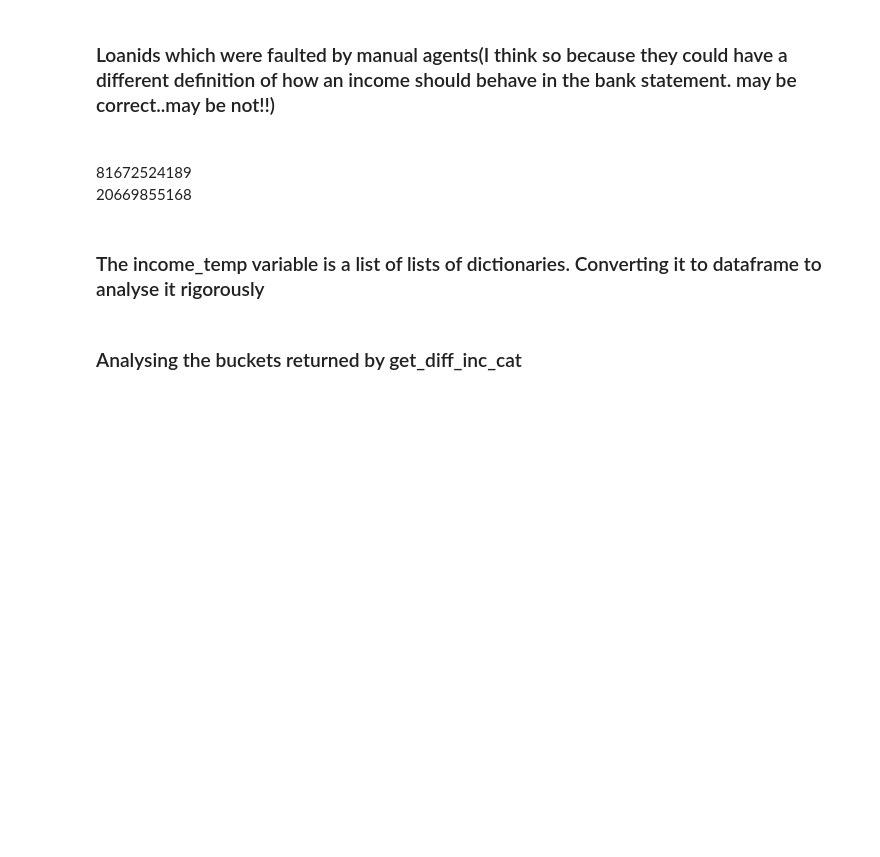
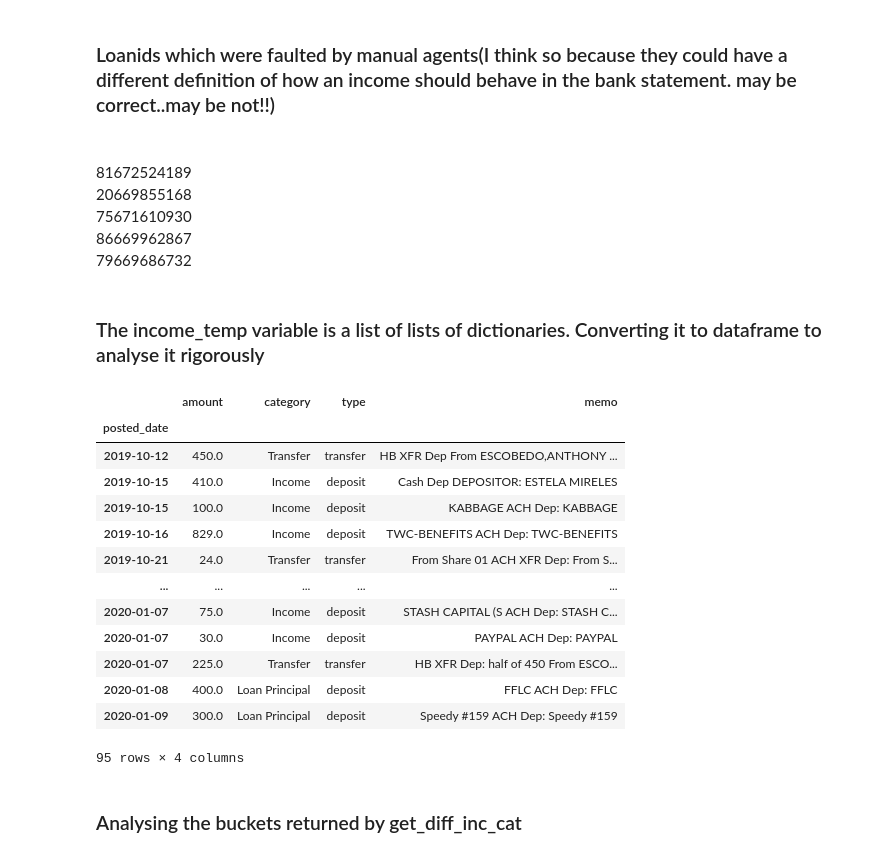
Before and after one commit to Predicon/exploration-notebooks, a Jupyter notebook: automating_income.ipynb, the cells around one changed output. Drawn from its saved outputs; the diff is of its cells as text; code cells hidden in the pictures; blank space fills up the shorter version.

```diff
--- a/automating_income.ipynb
+++ b/automating_income.ipynb
@@ -157,7 +156,7 @@ def get_income_sources_and_cycle(json_string, loan_id):
 def get_income(primary_acct, bank_report, loanid):
     test_transact = get_transaction_time_series(primary_acct, bank_report, loanid).sort_values(by = 'posted_date').reset_index(drop = True)
     test_transact['LoanId'] = loanid
-    test_inc = test_transact[(test_transact['amount'] > 0) & ((test_transact['category'] == 'Income') | (test_transact['category'] == 'Payroll') | (test_transact['category'] == 'Paycheck'))][['posted_date', 'amount', 'category', 'type', 'memo']]
+    test_inc = test_transact[((test_transact['amount'] > 0) & (test_transact['category'] == 'Payroll')) | ((test_transact['amount'] > 0) & (test_transact['category'] == 'Income')) | ((test_transact['amount'] > 0) & (test_transact['category'] == 'Paycheck')) | (test_transact['amount'] > 0)][['posted_date', 'amount', 'category', 'type', 'memo']]
     list_ = test_inc.to_dict('records')
     return list_
 # %% [markdown]
@@ -268,10 +296,28 @@ income_temp[317]
 # %% [markdown]
 <br>81672524189</br>
 <br>20669855168</br>
+<br>75671610930</br>
+<br>86669962867</br>
+<br>79669686732</br>
 # %% [markdown]
 ### The income_temp variable is a list of lists of dictionaries. Converting it to dataframe to analyse it rigorously
 # %%
-pd.DataFrame(income_temp[195]).set_index('posted_date')
+pd.DataFrame(income_temp[75]).set_index('posted_date')
+# %% [output]
+|  | amount | category | type | memo |
+| posted_date |  |  |  |  |
+| 2019-10-12 | 450.0 | Transfer | transfer | HB XFR Dep From ESCOBEDO,ANTHONY ... |
+| 2019-10-15 | 410.0 | Income | deposit | Cash Dep DEPOSITOR: ESTELA MIRELES |
+| 2019-10-15 | 100.0 | Income | deposit | KABBAGE ACH Dep: KABBAGE |
+| 2019-10-16 | 829.0 | Income | deposit | TWC-BENEFITS ACH Dep: TWC-BENEFITS |
+| 2019-10-21 | 24.0 | Transfer | transfer | From Share 01 ACH XFR Dep: From S... |
+| ... | ... | ... | ... | ... |
+| 2020-01-07 | 75.0 | Income | deposit | STASH CAPITAL (S ACH Dep: STASH C... |
+| 2020-01-07 | 30.0 | Income | deposit | PAYPAL ACH Dep: PAYPAL |
+| 2020-01-07 | 225.0 | Transfer | transfer | HB XFR Dep: half of 450 From ESCO... |
+| 2020-01-08 | 400.0 | Loan Principal | deposit | FFLC ACH Dep: FFLC |
+| 2020-01-09 | 300.0 | Loan Principal | deposit | Speedy #159 ACH Dep: Speedy #159 |
+95 rows × 4 columns
 # %% [markdown]
 ### Analysing the buckets returned by get_diff_inc_cat
 # %%
```
Also changed, not shown: parts of 16 cells of this notebook.
